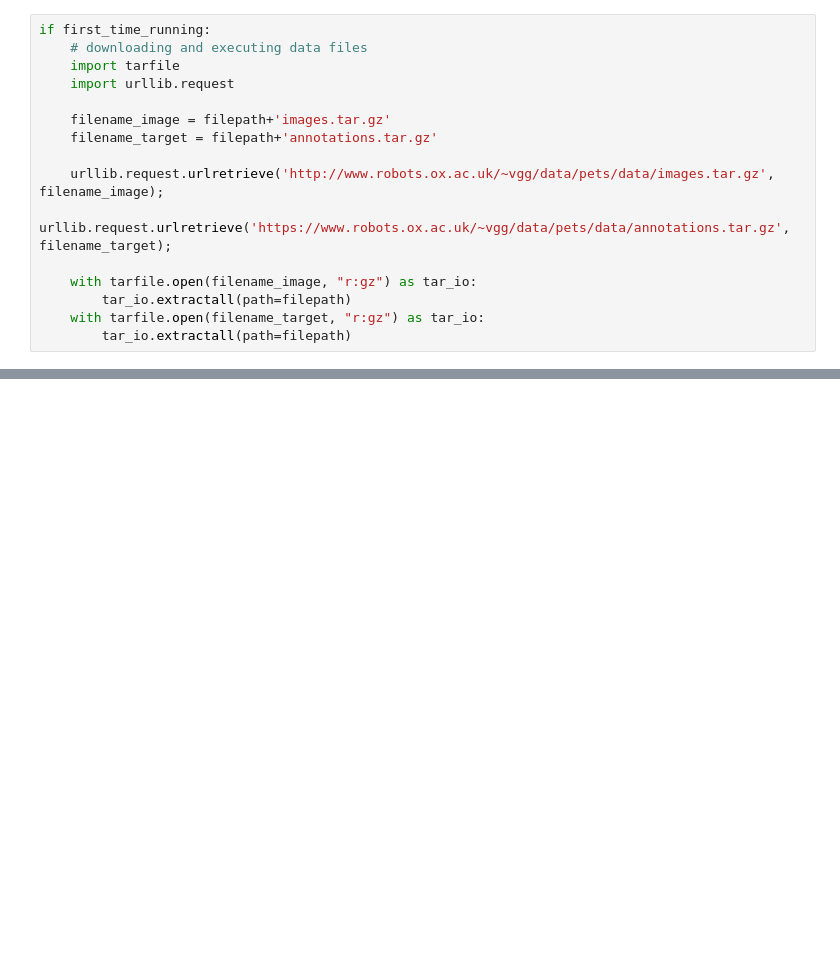
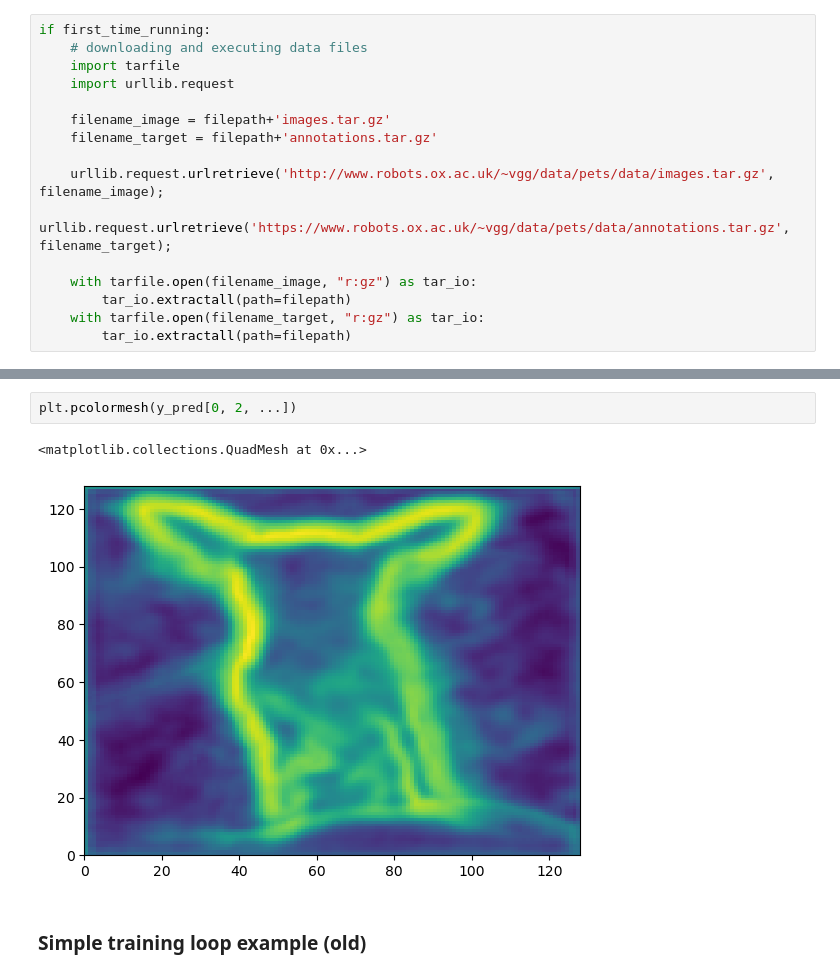
Before and after one commit to yingkaisha/atmos_notebooks, a Jupyter notebook: Pytorch/Pytorch_Unet_image_segmentation.ipynb, the cells around one changed output, grey strips where cells are left out. Saved outputs shown, nothing was run; the diff lists cells and outputs as text; blank space fills up the shorter version.

```diff
--- a/Pytorch/Pytorch_Unet_image_segmentation.ipynb
+++ b/Pytorch/Pytorch_Unet_image_segmentation.ipynb
@@ -198,0 +401,7 @@ for epoch in range(2):  # loop over the dataset multiple times
+# %%
+plt.pcolormesh(y_pred[0, 2, ...])
+# %% [output]
+<matplotlib.collections.QuadMesh at 0x...>
+[figure, added]
+# %% [markdown]
+### Simple training loop example (old)
```
Also changed, not shown: parts of 42 cells of this notebook, 2 other files.
